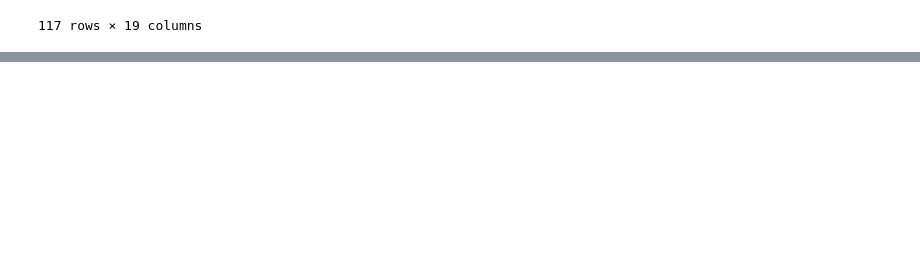
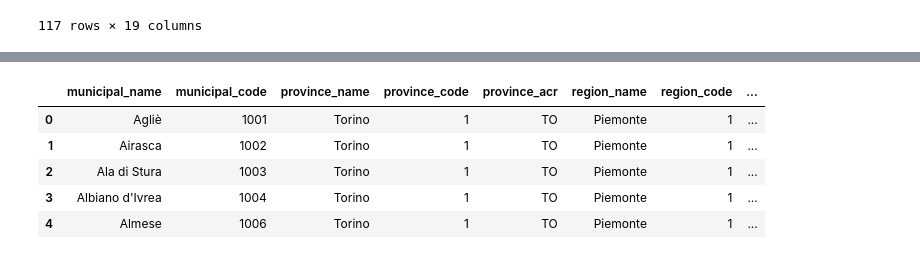
Before and after one commit to OmdenaAI/milan-italy-impact-covid-crimes, a Jupyter notebook: src/tasks/task-2-data-cleaning/geodata/geodata.ipynb, the cells around one changed output, grey strips where cells are left out. Saved outputs shown, nothing was run; the diff lists cells and outputs as text; code cells hidden in the pictures; blank space fills up the shorter version.

```diff
--- a/src/tasks/task-2-data-cleaning/geodata/geodata.ipynb
+++ b/src/tasks/task-2-data-cleaning/geodata/geodata.ipynb
@@ -214,0 +226,11 @@ Selecting which columns to keep
+# %%
+# rename columns
+municipalities_df = municipalities_df.rename(columns={'name':'municipal_name','com_istat_code_num':'municipal_code','prov_name':'province_name','prov_istat_code_num':'province_code','prov_acr':'province_acr','reg_name':'region_name','reg_istat_code_num':'region_code'})
+municipalities_df.head()
+# %% [output]
+|  | municipal_name | municipal_code | province_name | province_code | province_acr | region_name | region_code | ... |
+| 0 | Agliè | 1001 | Torino | 1 | TO | Piemonte | 1 | ... |
+| 1 | Airasca | 1002 | Torino | 1 | TO | Piemonte | 1 | ... |
+| 2 | Ala di Stura | 1003 | Torino | 1 | TO | Piemonte | 1 | ... |
+| 3 | Albiano d'Ivrea | 1004 | Torino | 1 | TO | Piemonte | 1 | ... |
+| 4 | Almese | 1006 | Torino | 1 | TO | Piemonte | 1 | ... |
```
Also changed, not shown: parts of 10 cells of this notebook, 1 other file.
